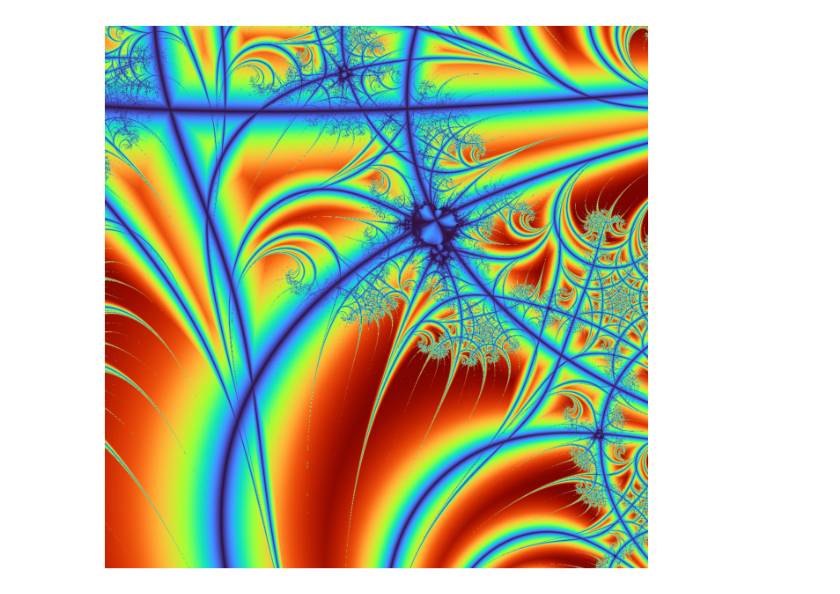
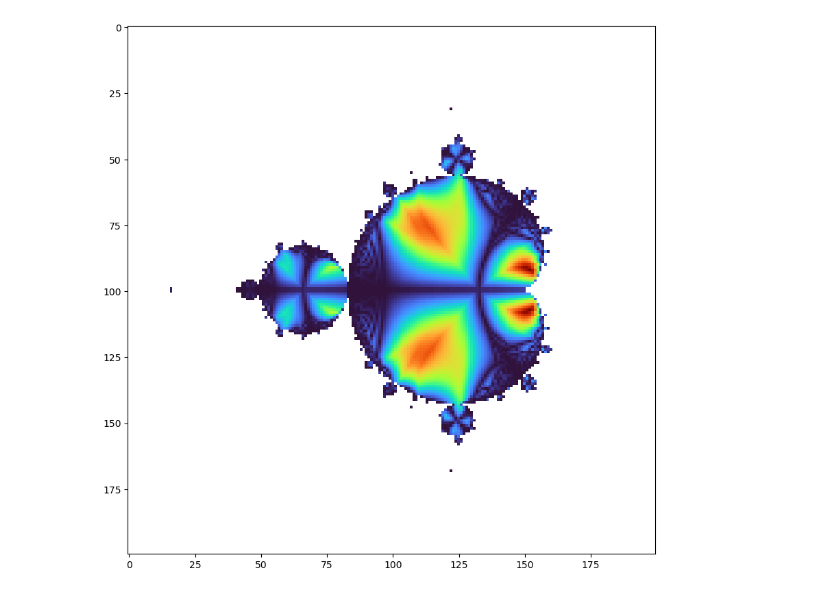
Before and after one commit to eandreas/fractalart, a Jupyter notebook: playgrounds/_strategy_pattern.ipynb, the cells around one changed output. Saved outputs shown, nothing was run; the diff lists cells and outputs as text; code cells hidden in the pictures.

Commit message:
Strategy pattern in Playgrounds and Streamlit App added

```diff
--- a/playgrounds/_strategy_pattern.ipynb
+++ b/playgrounds/_strategy_pattern.ipynb
@@ -27,7 +31,8 @@ class Fractal(Image):
         super().__init__(width, height)
         self._x_min, self._x_max = x_min, x_max
         self._y_min, self._y_max = y_min, y_max
-        self.max_iter = max_iter  # Uses property setter for validation
+        self._max_iter = max_iter  # Uses property setter for validation
+        self._orbit_trap_strategies = List.empty_list(Strategy.class_type.instance_type)
 
     @abstractmethod
     def compute(self) -> np.ndarray:
@@ -44,6 +49,9 @@ class Fractal(Image):
         if value <= 0:
             raise ValueError("max_iter must be a positive integer.")
         self._max_iter = value
+
+    def addOrbitTrapStrategy(self, trap_type):
+        self._orbit_trap_strategies.append(Strategy(trap_type, self._image.copy()))
 
     def plot(self, cmap: str = "turbo"):
         """Display the rendered fractal image using matplotlib."""
@@ -151,3 +228,58 @@ m.plot()
+# %%
+class OrbitTrapStrategyType(IntEnum):
+    CROSS_TRAP = 0
+
+spec = [
+    ('_trap_type', numba.types.int32),
+     ('_trap_image', numba.types.float32[:, :])]
+
+@jitclass(spec)
+class Strategy:
+    def __init__(self, trap_type, trap_image):
+        self._trap_type = trap_type
+        self._trap_image = trap_image
+        self._trap_image[:] = 1e10
+
+    def apply(self, zr, zi, i, j, iteration):
+        if self._trap_type == OrbitTrapStrategyType.CROSS_TRAP:
+            if iteration > 2:
+               return trap_dist = min(abs(zr), abs(zi))
+               if (trap_dist < self._trap_image[j, i]):
+                   self._trap_image[j, i] = trap_dist
+
+@njit
+def apply_all(strategies, zr, zi, i, j, iteration):
+    n = len(strategies)
+    out = np.empty(n, dtype=np.float64)
+    for i in range(n):
+        val = strategies[i].apply(zr, zi, i, j, iteration)
+
+# Usage
+m = Mandelbrot()
+m.resolution = 200, 200
+m.max_iter = 1000
+m.addOrbitTrapStrategy(OrbitTrapStrategyType.CROSS_TRAP)
+m.render()
+m.equalize_histogram()
+#m.plot()
+
+
+plt.figure(figsize=(10, 10))
+plt.imshow(m._orbit_trap_strategies[0]._trap_image, cmap="turbo")
+plt.axis('on')
+plt.show()
+
+#arr = np.zeros((height, width), dtype=np.float32)
+#strats = List()
+#strats.append(Strategy(OrbitTrapStrategyType.CROSS_TRAP, arr))
+#strats.append(Strategy(OrbitTrapStrategyType.DOUBLE, arr))
+#strats.append(Strategy(OrbitTrapStrategyType.SQUARE, arr))
+#
+#apply_all(strats, 3.0)
+#print(result)
+#print([s.result for s in strats])
+# %% [output]
+[figure, added]
 # %%
 m = Mandelbrot()
 m.resolution = 1200, 1200
@@ -186,7 +318,5 @@ m.set_zoom(125, (0.42884,-0.231345))
 #m.set_zoom(78125, (-0.761574,-0.0847596))
 
 m.render()
-m.equalize_histogram()
+#m.equalize_histogram()
 m.plot()
-# %% [output]
-[figure, removed]
```
Also changed, not shown: parts of 5 cells of this notebook, 7 other files.
